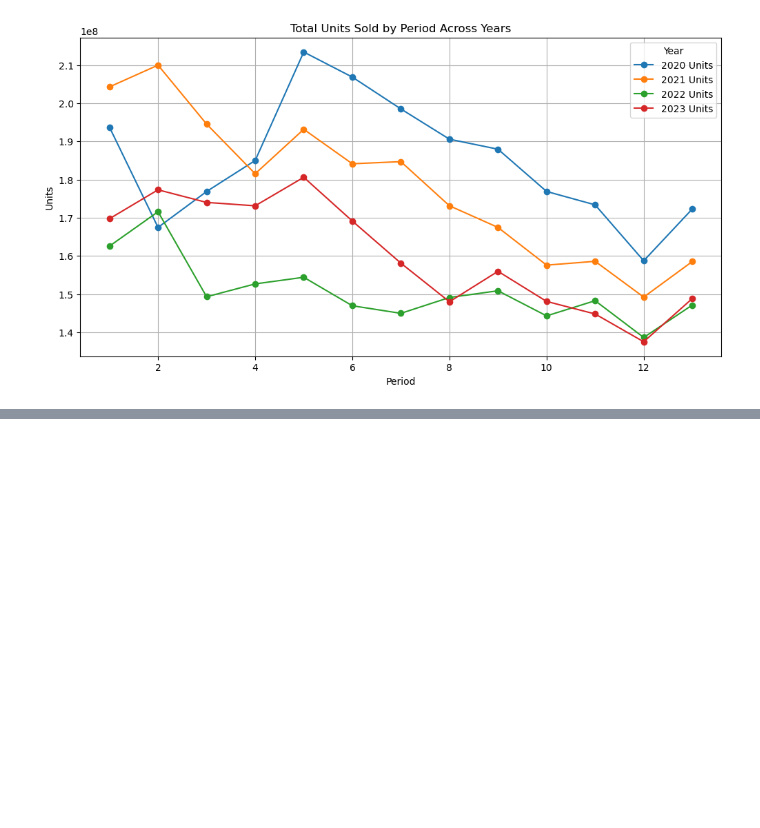
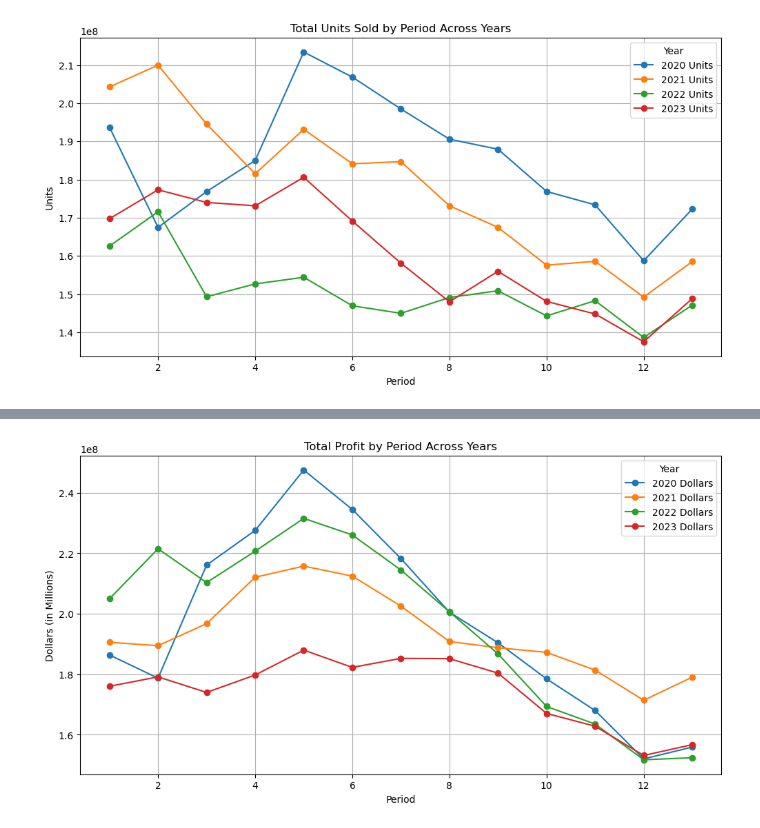
Before and after one commit to rsm-cds006/479GroupProject, a Jupyter notebook: analysis.ipynb, the cells around one changed output, grey strips where cells are left out. Saved outputs shown, nothing was run; the diff lists cells and outputs as text; code cells hidden in the pictures; blank space fills up the shorter version.

```diff
--- a/analysis.ipynb
+++ b/analysis.ipynb
@@ -60,0 +93,18 @@ plt.show()
+# %%
+merged_df.columns = merged_df.columns.str.strip()
+
+# Plot
+plt.figure(figsize=(12, 6))
+
+for year in merged_df['Year'].unique():
+    subset = merged_df[merged_df['Year'] == year]
+    plt.plot(subset['Period'], subset['Dollars'], marker='o', label=f'{year} Dollars')
+
+plt.title('Total Profit by Period Across Years')
+plt.xlabel('Period')
+plt.ylabel('Dollars (in Millions)')
+plt.legend(title='Year')
+plt.grid(True)
+plt.show()
+# %% [output]
+[figure, added]
```
Also changed, not shown: parts of 7 cells of this notebook.
